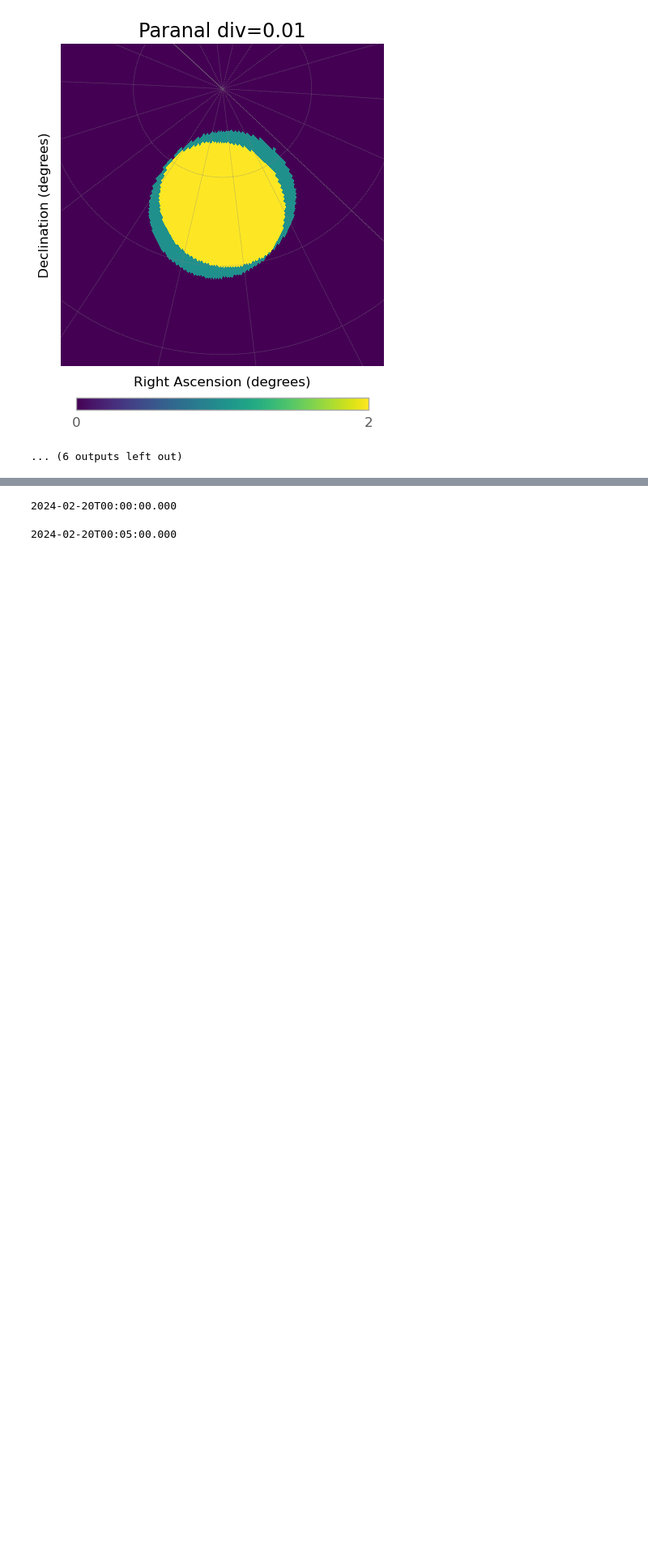
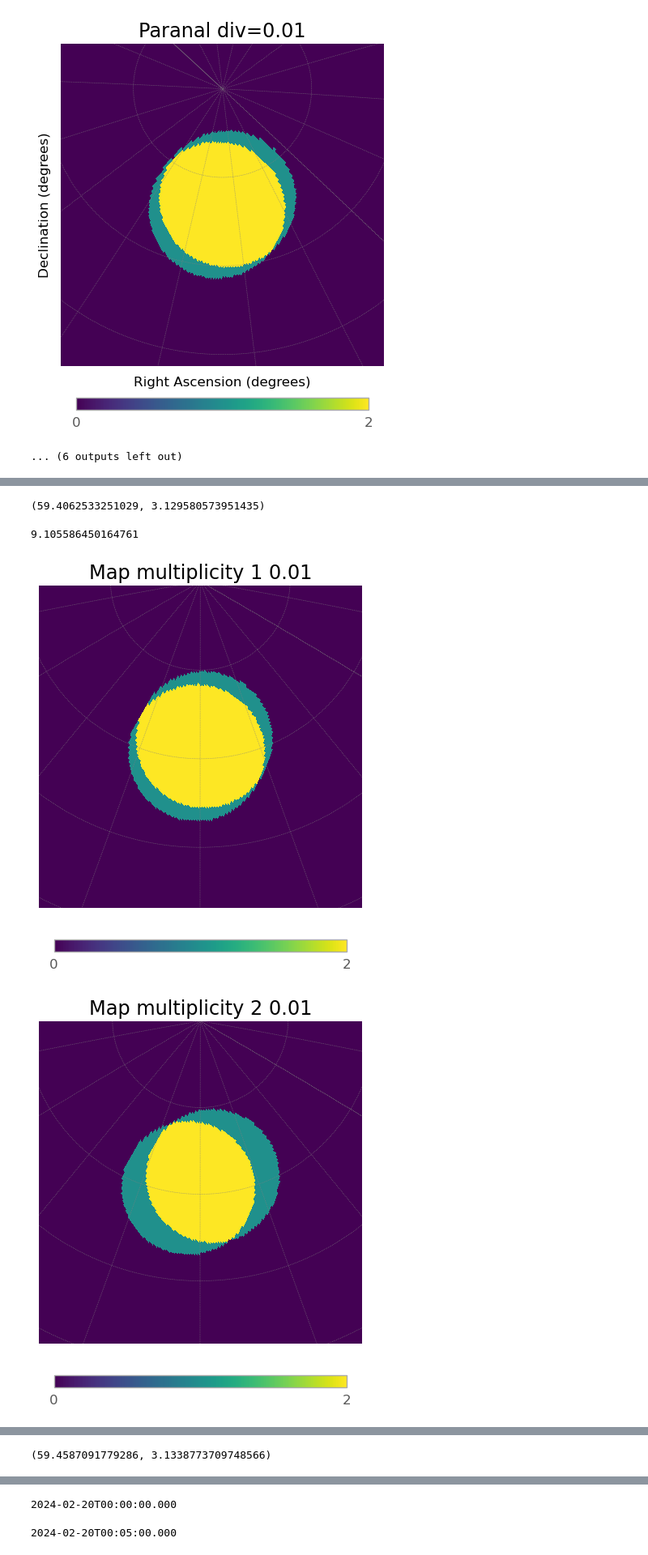
Before and after one commit to SamantaMorales/divtel, a Jupyter notebook: POINTING_TRY.ipynb, the cells around one changed output, grey strips where cells are left out. Shown at 81% size. Saved outputs shown, nothing was run; the diff lists cells and outputs as text; code cells hidden in the pictures; blank space fills up the shorter version.

```diff
--- a/POINTING_TRY.ipynb
+++ b/POINTING_TRY.ipynb
@@ -182,3 +182,25 @@ Observation time :  2024-02-20T01:25:00.000
 (53.16400683884485, 1.7498766650222004)
 [figure]
 ... (6 outputs left out)
+# %%
+obs_h=2
+for dt in range(int(obs_h*3)):
+    print('\n')
+    initial_pointing_dir=array.get_pointing_coord(icrs=True)
+    initial_pointing_dir_2=array_2.get_pointing_coord(icrs=True)
+    array_2.update_frame(delta_t = 20*u.min, verbose=True)
+    array.update_frame(delta_t = 20*u.min, verbose=True)
+    new_frame_2=array_2.frame.altaz
+    new_frame=array.frame.altaz
+    star_altaz_2=star_2.transform_to(new_frame)
+    star_altaz=star.transform_to(new_frame)
+    #print(array.table[0])
+    if star_altaz_2.alt.deg < 24:
+        print ("\n\tSorry, your star is not inside visibility limits")
+    if star_altaz.alt.deg < 24:
+        print ("\n\tSorry, your star is not inside visibility limits")
+    else:
+
+        print(array.hFoV_for_2_arrays(array_2=array_2, return_multiplicity=True))
+        print(array.multiplicity_plot_2_div(array_2))
+# %% [output]
@@ -184,0 +213,4 @@ Observation time :  2024-02-20T01:25:00.000
+(59.4062533251029, 3.129580573951435)
+9.105586450164761
+[figure, added]
+[figure, added]
@@ -184,0 +227 @@ Observation time :  2024-02-20T01:25:00.000
+(59.4587091779286, 3.1338773709748566)
```
Also changed, not shown: parts of 11 cells of this notebook, 1 other file.
